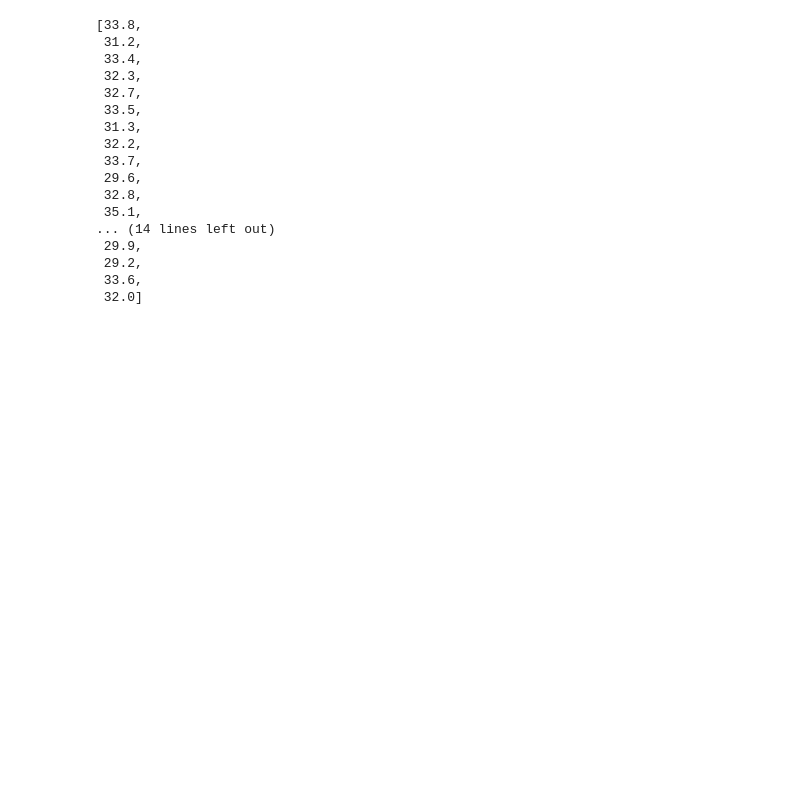
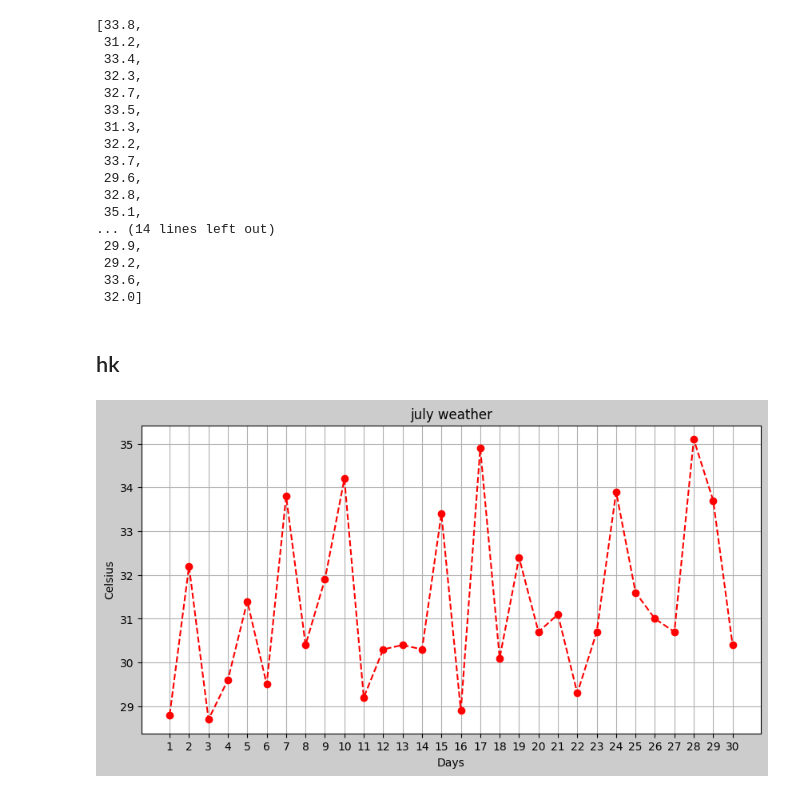
Before and after one commit to xxxung/20241022, a Jupyter notebook: lesson10/lesson10_3.ipynb, the cells around one changed output. Cells and saved outputs as stored; diff of their text form; code cells hidden in the pictures; blank space fills up the shorter version.

```diff
--- a/lesson10/lesson10_3.ipynb
+++ b/lesson10/lesson10_3.ipynb
@@ -121,3 +121,28 @@ celsius
  29.2,
  33.6,
  32.0]
+# %% [markdown]
+## hk
+# %%
+import matplotlib.pyplot as plt
+import random
+
+figure = plt.figure(figsize=(10,5),facecolor='0.8')
+
+axes = figure.add_subplot(1,1,1)
+
+days = [num for num in range(1,31)]
+celsius = [round(random.uniform(28.5,35.2),1) for _ in range(1,31)]
+
+axes.plot(days,celsius,'r--o')
+axes.set_title('july weather')
+axes.set_xlabel('Days')
+axes.set_ylabel('Celsius')
+axes.grid(axis='both')
+axes.set_xticks(days)
+axes.set_xticklabels(days)
+
+
+plt.show()
+# %% [output]
+[figure, added]
```
